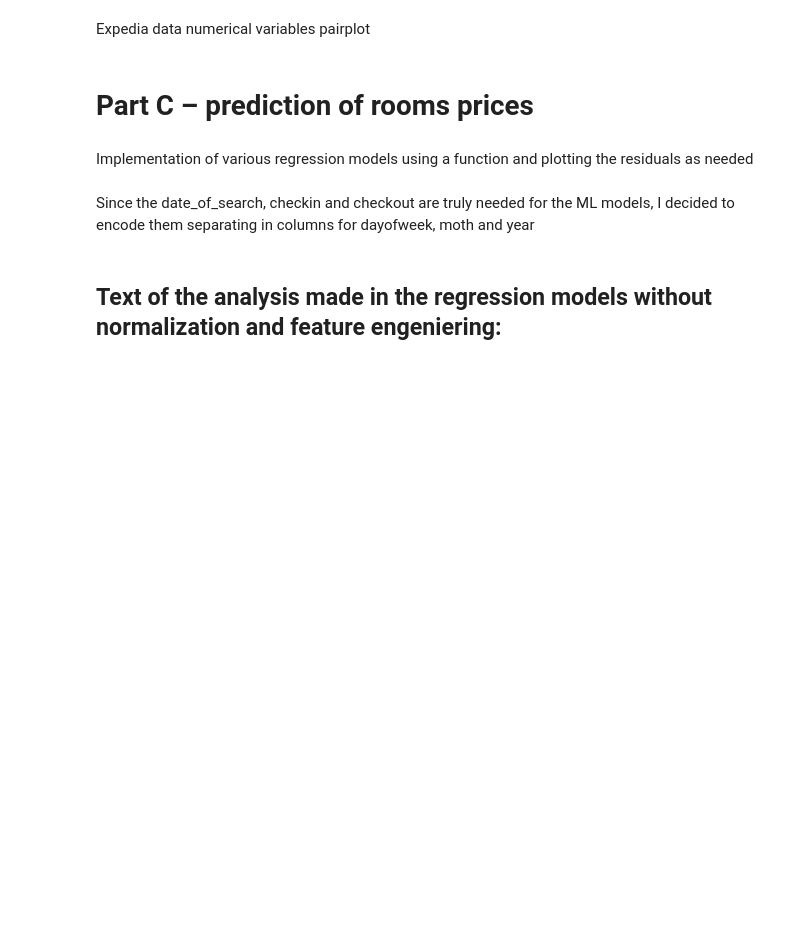
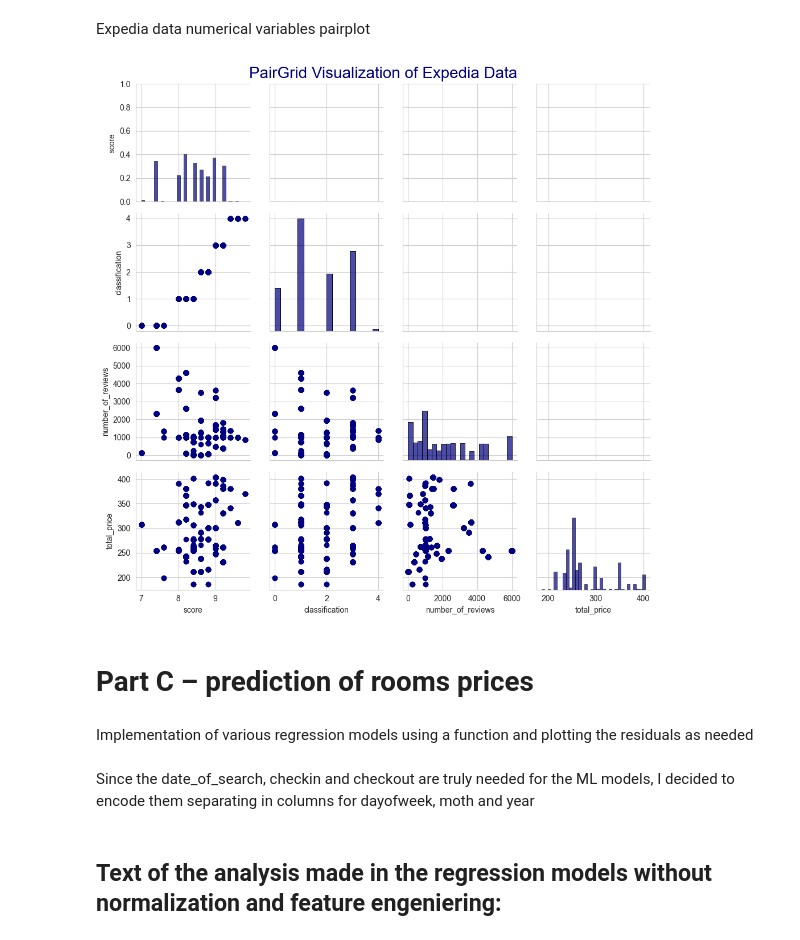
Before and after one commit to estivengrx/Freelancer-2, a Jupyter notebook: booking-expedia-project/main.ipynb, the cells around one changed output. Saved outputs shown, nothing was run; the diff lists cells and outputs as text; code cells hidden in the pictures; blank space fills up the shorter version.

```diff
--- a/booking-expedia-project/main.ipynb
+++ b/booking-expedia-project/main.ipynb
@@ -350,17 +352,17 @@ booking_data_encoded = booking_data_encoded.drop(columns='subway_access')
 # %% [markdown]
 Expedia data numerical variables pairplot
 # %%
-# expedia_data_columns_pairgrid = ['price_before_taxes', 'score', 'classification', 'number_of_reviews', 'total_price']
+expedia_data_columns_pairgrid = ['price_before_taxes', 'score', 'classification', 'number_of_reviews', 'total_price']
 
-# # Creating the PairGrid for the numerical columns of the expedia data
-# grid = sns.PairGrid(data=expedia_data_encoded[expedia_data_columns_pairgrid])
-# grid = grid.map_lower(plt.scatter, color='navy')
-# grid = grid.map_diag(sns.histplot, color='navy', edgecolor="k", alpha=0.7)
-# plt.subplots_adjust(top=0.95)
-# plt.suptitle('PairGrid Visualization of Expedia Data', fontsize=20, color='navy')
-# sns.set_style("whitegrid")
-
-# plt.show()
+# Creating the PairGrid for the numerical columns of the expedia data
+grid = sns.PairGrid(data=expedia_data_encoded[expedia_data_columns_pairgrid])
+grid = grid.map_lower(plt.scatter, color='navy')
+grid = grid.map_diag(sns.histplot, color='navy', edgecolor="k", alpha=0.7)
+plt.subplots_adjust(top=0.95)
+plt.suptitle('PairGrid Visualization of Expedia Data', fontsize=20, color='navy')
+plt.show()
+# %% [output]
+[figure, added]
 # %% [markdown]
 # Part C – prediction of rooms prices
 # %% [markdown]
```
Also changed, not shown: parts of 39 cells of this notebook, 14 other files.
